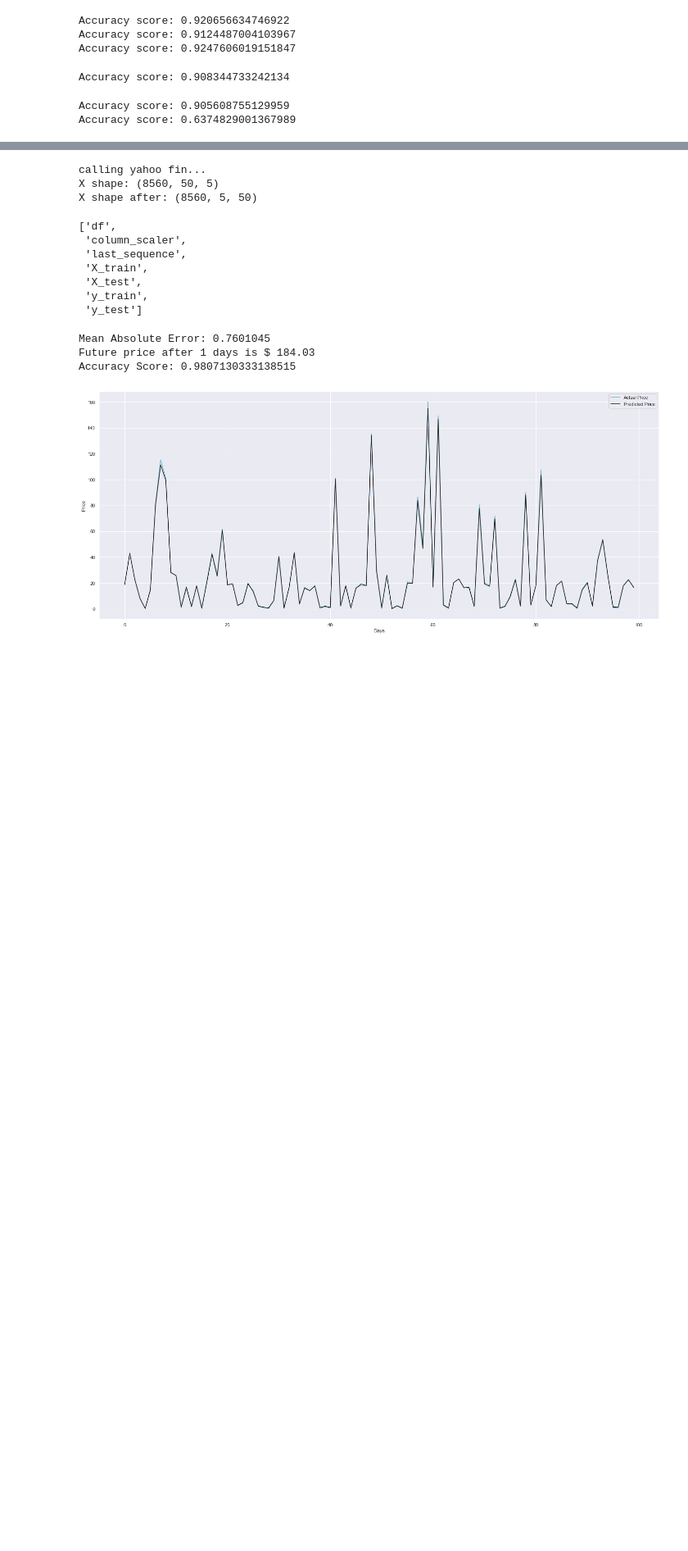
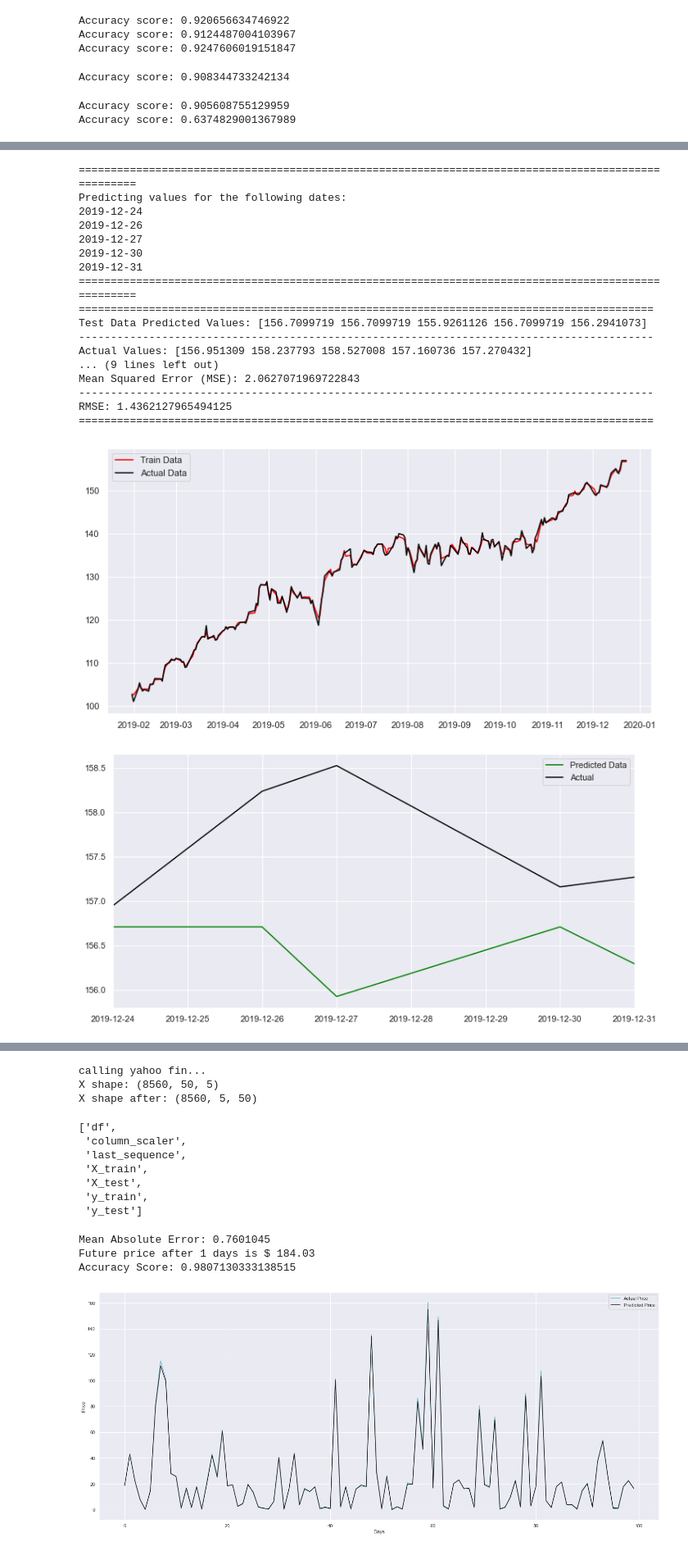
Before and after one commit to tedsmoore/njit-ml-project-spring-2020, a Jupyter notebook: notebooks/a-all.ipynb, the cells around one changed output, grey strips where cells are left out. Shown at 82% size. Cells and saved outputs as stored; diff of their text form; code cells hidden in the pictures; blank space fills up the shorter version.

```diff
--- a/notebooks/a-all.ipynb
+++ b/notebooks/a-all.ipynb
@@ -1193,0 +1633,22 @@ Accuracy score: 0.6374829001367989
+# %%
+predict_using_random_forest(MSFT, MSFT_dates, num_forecast_days=5, estimators_user=10, max_depth=None)
+# %% [output]
+====================================================================================================
+Predicting values for the following dates:
+2019-12-24
+2019-12-26
+2019-12-27
+2019-12-30
+2019-12-31
+====================================================================================================
+==========================================================================================
+Test Data Predicted Values: [156.7099719 156.7099719 155.9261126 156.7099719 156.2941073]
+------------------------------------------------------------------------------------------
+Actual Values: [156.951309 158.237793 158.527008 157.160736 157.270432]
+... (9 lines left out)
+Mean Squared Error (MSE): 2.0627071969722843
+------------------------------------------------------------------------------------------
+RMSE: 1.4362127965494125
+==========================================================================================
+[figure, added]
+[figure, added]
```
Also changed, not shown: parts of 57 cells of this notebook.
